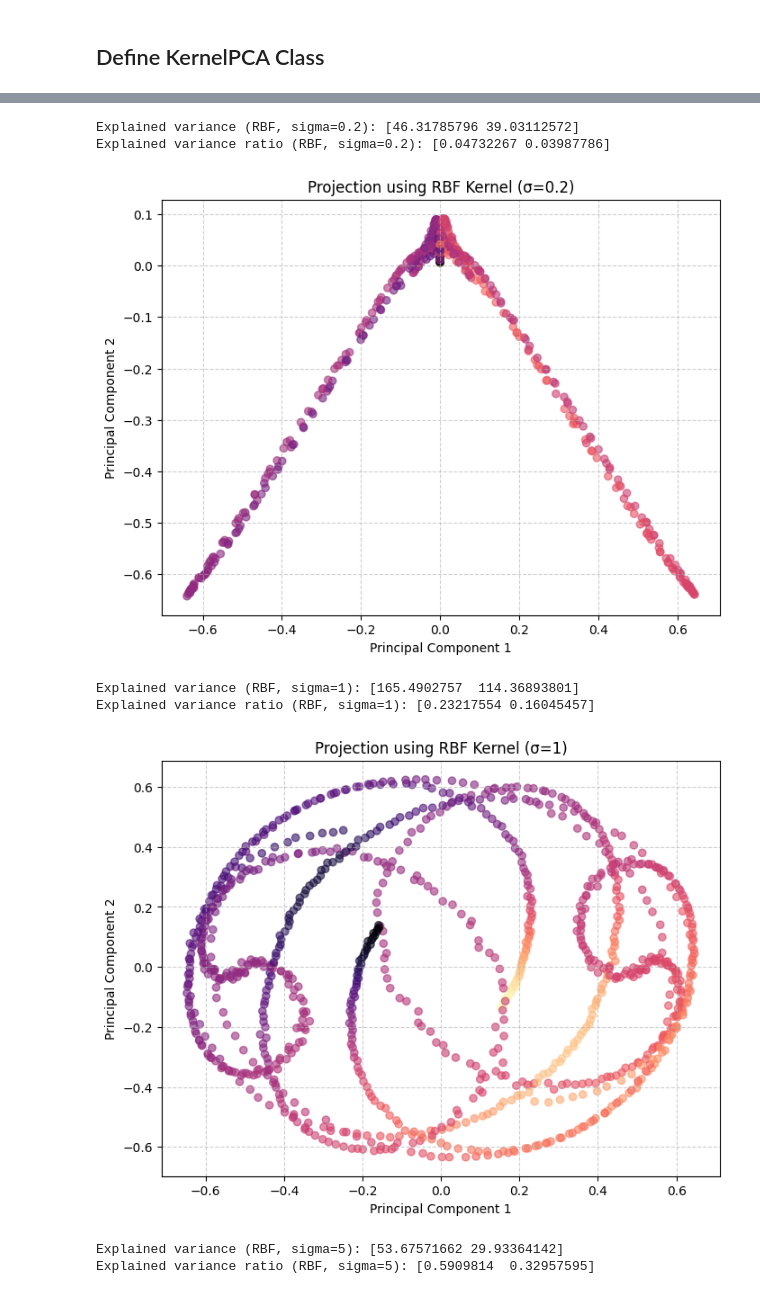
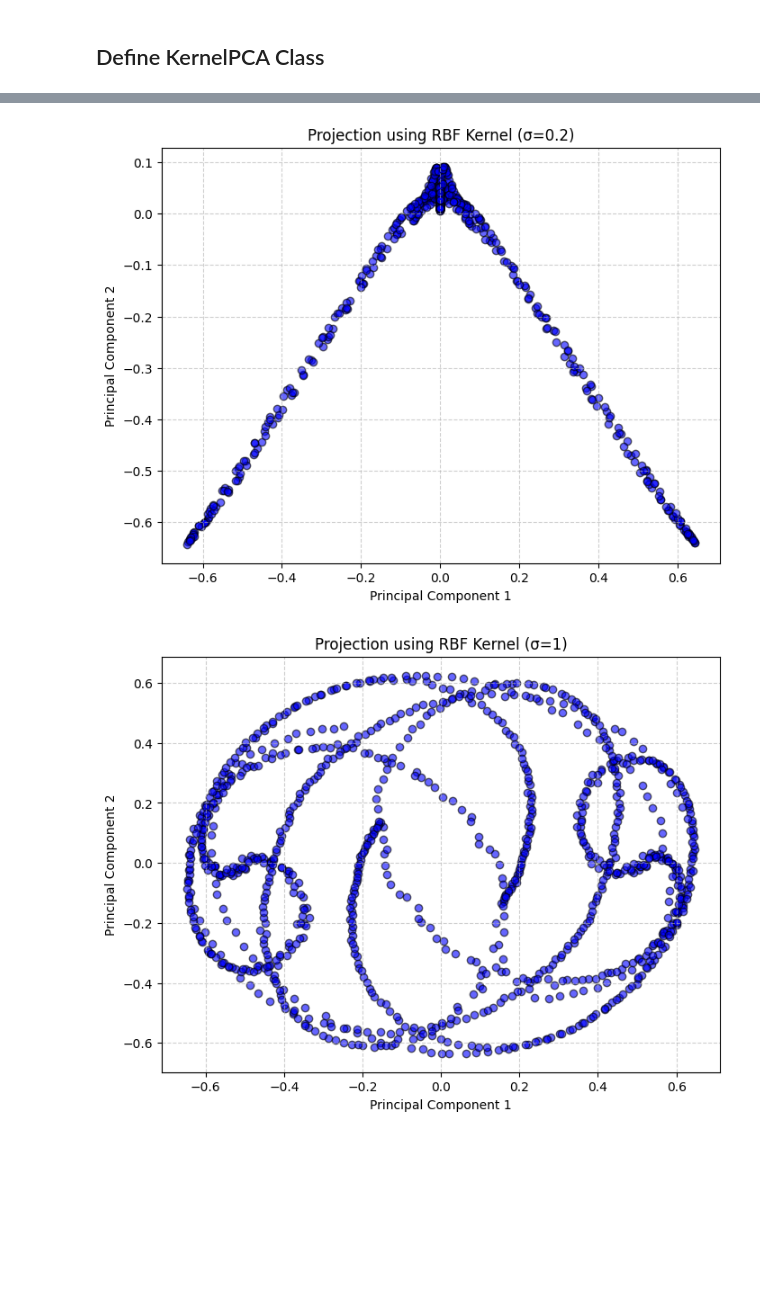
Before and after one commit to shivan-21/DA5401, a Jupyter notebook: FML_as1_pca_clustering.ipynb/pca_solution_q1.ipynb, the cells around one changed output, grey strips where cells are left out. Cells and saved outputs as stored; diff of their text form; code cells hidden in the pictures; blank space fills up the shorter version.

```diff
--- a/FML_as1_pca_clustering.ipynb/pca_solution_q1.ipynb
+++ b/FML_as1_pca_clustering.ipynb/pca_solution_q1.ipynb
@@ -4,7 +4,8 @@ import matplotlib.pyplot as plt
 import pandas as pd # USED ONLY TO READ THE CSV FILE
 # %%
 # Load the dataset
-dataset1_path = r'C:\Users\shiva\OneDrive\Desktop\DA5401_Big_Data_Lab\FML_as1_pca_clustering.ipynb\dataset1-assignment1 - Sheet1.csv'
+# dataset1_path = r'C:\Users\shiva\OneDrive\Desktop\DA5401_Big_Data_Lab\FML_as1_pca_clustering.ipynb\dataset1-assignment1 - Sheet1.csv'
+dataset1_path = r'dataset1-assignment1 - Sheet1.csv'
 X1 = pd.read_csv(dataset1_path, header=None).values
 X1[:5, :]  # Display the first 5 rows to verify loading
 # %% [output]
@@ -141,10 +142,10 @@ Implement Kernel PCA from scratch
 # %%
 
 class KernelPCA:
-    def __init__(self, n_components, kernel='rbf', gamma=None, degree=3, coef0=1):
+    def __init__(self, n_components, kernel='rbf', sigma=None, degree=3, coef0=1):
         self.n_components = n_components
         self.kernel = kernel
-        self.gamma = gamma      # For RBF kernel
+        self.sigma = sigma     # For RBF kernel
         self.degree = degree      # For polynomial kernel
         self.coef0 = coef0        # For polynomial kernel
         self.alphas_ = None
@@ -164,13 +165,13 @@ class KernelPCA:
         # RBF : K(x, y) = exp(-gamma * ||x - y||^2)
         if self.kernel == 'rbf':
             # Used gamma for convenience: Conversion by γ= 1/(2σ²), i.e. sigma = sqrt(1/(2*gamma))
-            if self.gamma is None:
-                self.gamma = 1.0 / X.shape[1]
+            if self.sigma is None:
+                self.sigma = 1
             # X[:, np.newaxis, :] has shape (n_samples_X, 1, n_features). Changed from (n_samples_X, n_features)
             # Y[np.newaxis, :, :] has shape (1, n_samples_Y, n_features). Changed from (n_samples_Y, n_features)
             # Use array broadcasting to find euclidean distances: [i, j, :] is X[i, :] - Y[j, :]
             dists = np.sum((X[:, np.newaxis, :] - Y[np.newaxis, :, :]) ** 2, axis=2)
-            K = np.exp(-self.gamma * dists)
+            K = np.exp(-dists / (2 * self.sigma**2))
 
         # Linear Kernel: K(x, y) = x · y.
         # USed for sanity check with normal PCA
@@ -255,14 +259,16 @@ Explained variance ratio (Polynomial): [0.76919821 0.19723254]
 # %%
 # 3. RBF Kernel with different sigma values
 print("\n--- Kernel PCA with RBF Kernels ---")
-gammas = [0.05, 0.1, 0.2,  1, 5, 10] # use s as placeholder cause of sigma!
-for s in gammas:
-    kpca_rbf = KernelPCA(n_components=2, kernel='rbf', gamma=1/(2*s**2))
+
+sigma_list = [0.05, 0.1, 0.2,  1, 5] # the best parameter will achieve best linear separibilbity
+for s in sigma_list:
+    kpca_rbf = KernelPCA(n_components=2, kernel='rbf', sigma= s)
     X1_kpca_rbf = kpca_rbf.fit_transform(X1)
-    print(f"Explained variance (RBF, sigma={s}):", kpca_rbf.explained_variance_)
-    print(f"Explained variance ratio (RBF, sigma={s}):", kpca_rbf.explained_variance_ratio_)
+    # explained variance is not very useful since the transformed feature space has too many components
+    # print(f"Explained variance (RBF, sigma={s}):", kpca_rbf.explained_variance_)
+    # print(f"Explained variance ratio (RBF, sigma={s}):", kpca_rbf.explained_variance_ratio_)
     plt.figure(figsize=(8, 6))
-    plt.scatter(X1_kpca_rbf[:, 0], X1_kpca_rbf[:, 1], c=X1[:, 1], cmap='magma', alpha=0.6)
+    plt.scatter(X1_kpca_rbf[:, 0], X1_kpca_rbf[:, 1], c ='blue', alpha=0.6, edgecolors= 'k')
     plt.title(f'Projection using RBF Kernel (σ={s})')
     plt.xlabel('Principal Component 1')
     plt.ylabel('Principal Component 2')
@@ -279,8 +281,2 @@ Explained variance ratio (RBF, sigma=0.1): [0.02399835 0.021893  ]
-Explained variance (RBF, sigma=0.2): [46.31785796 39.03112572]
-Explained variance ratio (RBF, sigma=0.2): [0.04732267 0.03987786]
-[figure, old version]
+[figure, new version]
-Explained variance (RBF, sigma=1): [165.4902757  114.36893801]
-Explained variance ratio (RBF, sigma=1): [0.23217554 0.16045457]
-[figure, old version]
+[figure, new version]
-Explained variance (RBF, sigma=5): [53.67571662 29.93364142]
-Explained variance ratio (RBF, sigma=5): [0.5909814  0.32957595]
```
Also changed, not shown: parts of 5 cells of this notebook, 33 other files.
